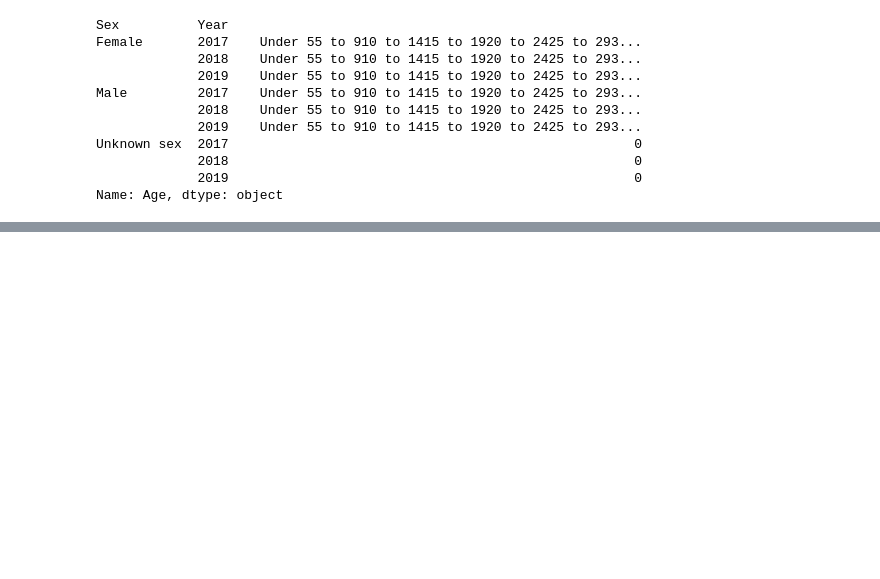
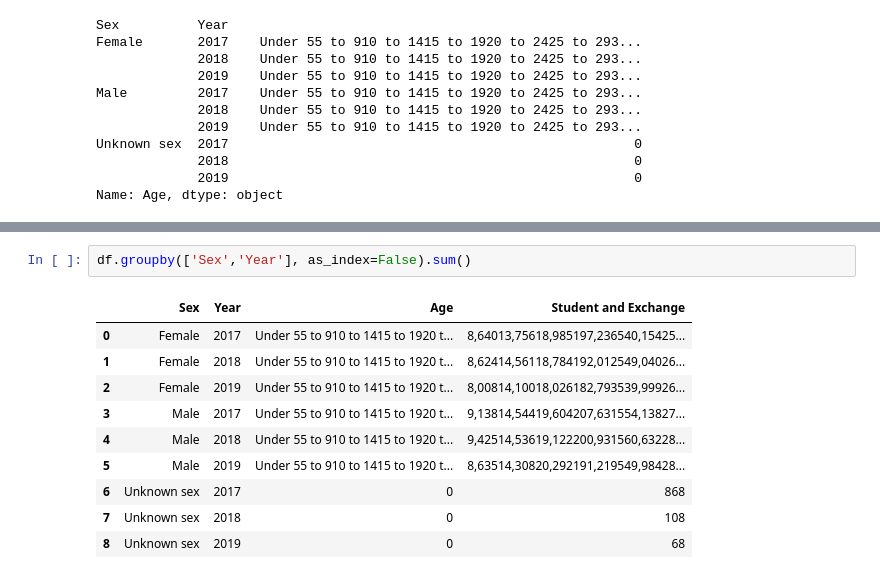
Before and after one commit to jojuka/Capstone, a Jupyter notebook: notebooks/AgeSex.ipynb, the cells around one changed output, grey strips where cells are left out. Saved outputs shown, nothing was run; the diff lists cells and outputs as text; blank space fills up the shorter version.

```diff
--- a/notebooks/AgeSex.ipynb
+++ b/notebooks/AgeSex.ipynb
@@ -153,3 +186,16 @@ df.groupby(['Sex','Group'], as_index=False).sum().pivot('Sex', 'Group').fillna(0
+# %%
+df.groupby(['Sex','Year'], as_index=False).sum()
+# %% [output]
+|  | Sex | Year | Age | Student and Exchange |
+| 0 | Female | 2017 | Under 55 to 910 to 1415 to 1920 t... | 8,64013,75618,985197,236540,15425... |
+| 1 | Female | 2018 | Under 55 to 910 to 1415 to 1920 t... | 8,62414,56118,784192,012549,04026... |
+| 2 | Female | 2019 | Under 55 to 910 to 1415 to 1920 t... | 8,00814,10018,026182,793539,99926... |
+| 3 | Male | 2017 | Under 55 to 910 to 1415 to 1920 t... | 9,13814,54419,604207,631554,13827... |
+| 4 | Male | 2018 | Under 55 to 910 to 1415 to 1920 t... | 9,42514,53619,122200,931560,63228... |
+| 5 | Male | 2019 | Under 55 to 910 to 1415 to 1920 t... | 8,63514,30820,292191,219549,98428... |
+| 6 | Unknown sex | 2017 | 0 | 868 |
+| 7 | Unknown sex | 2018 | 0 | 108 |
+| 8 | Unknown sex | 2019 | 0 | 68 |
 # %%
 df.groupby(['Sex','Year'], as_index=False).sum().pivot('Sex', 'Year').fillna(0)
 # %% [output]
```
Also changed, not shown: parts of 14 cells of this notebook, 5 other files.
